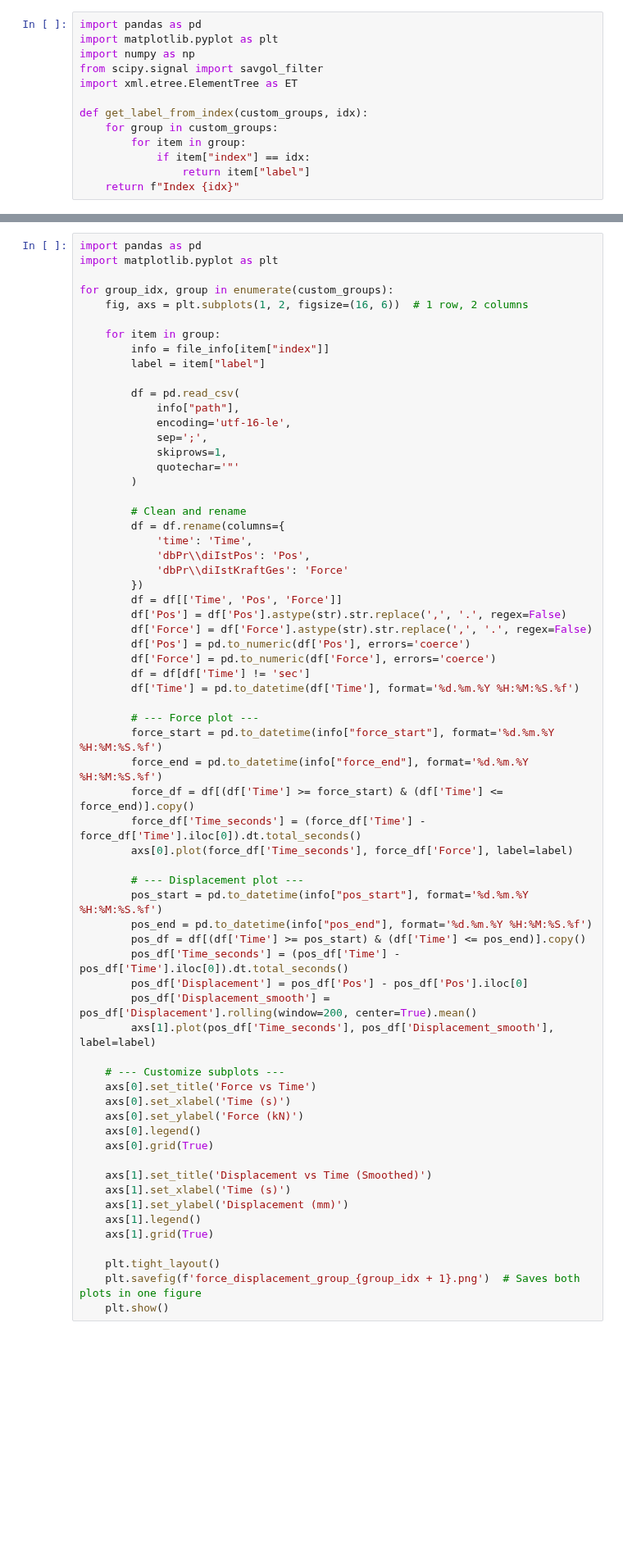
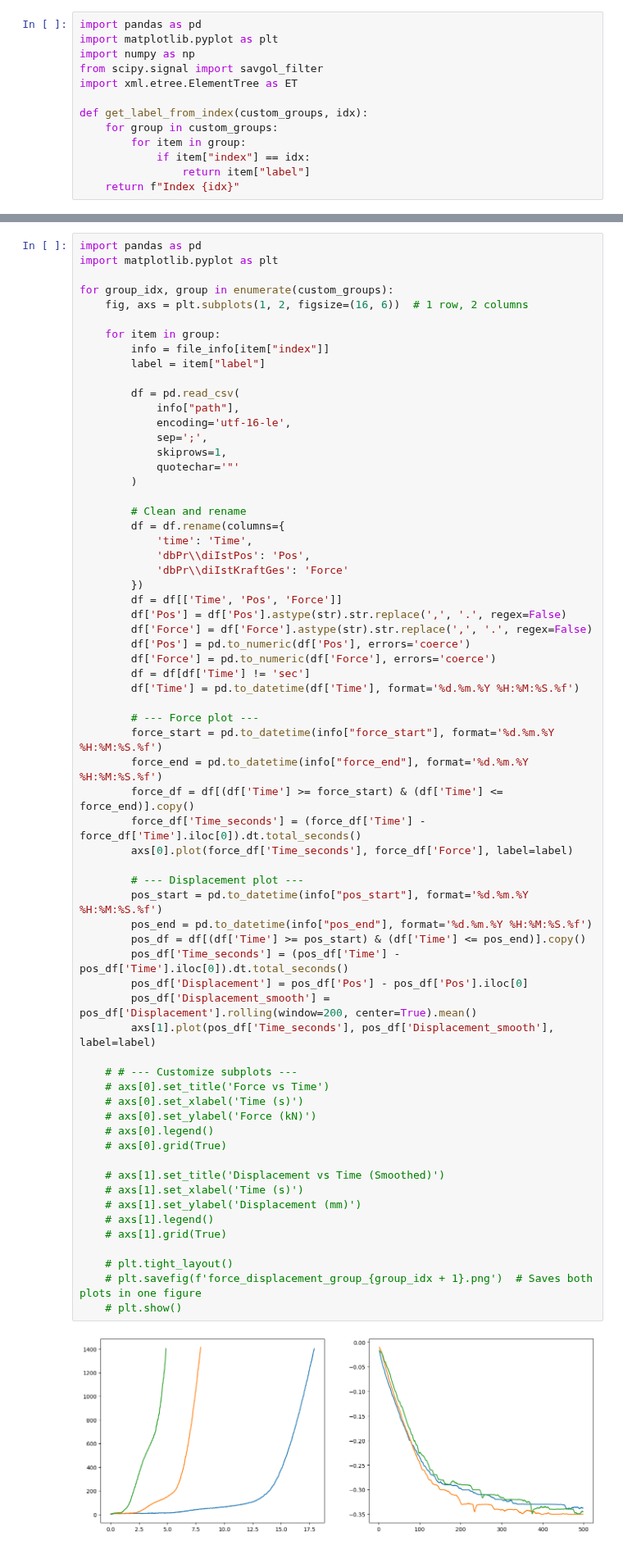
Before and after one commit to mariogov/moldflow_automation, a Jupyter notebook: data-plot.ipynb, the cells around one changed output, grey strips where cells are left out. Shown at 82% size. Drawn from its saved outputs; the diff is of its cells as text; blank space fills up the shorter version.

```diff
--- a/data-plot.ipynb
+++ b/data-plot.ipynb
@@ -272,44 +277,46 @@ for group_idx, group in enumerate(custom_groups):
             'time': 'Time',
             'dbPr\\diIstPos': 'Pos',
             'dbPr\\diIstKraftGes': 'Force'
         })
         df = df[['Time', 'Pos', 'Force']]
         df['Pos'] = df['Pos'].astype(str).str.replace(',', '.', regex=False)
         df['Force'] = df['Force'].astype(str).str.replace(',', '.', regex=False)
         df['Pos'] = pd.to_numeric(df['Pos'], errors='coerce')
         df['Force'] = pd.to_numeric(df['Force'], errors='coerce')
         df = df[df['Time'] != 'sec']
         df['Time'] = pd.to_datetime(df['Time'], format='%d.%m.%Y %H:%M:%S.%f')
 
         # --- Force plot ---
         force_start = pd.to_datetime(info["force_start"], format='%d.%m.%Y %H:%M:%S.%f')
         force_end = pd.to_datetime(info["force_end"], format='%d.%m.%Y %H:%M:%S.%f')
         force_df = df[(df['Time'] >= force_start) & (df['Time'] <= force_end)].copy()
         force_df['Time_seconds'] = (force_df['Time'] - force_df['Time'].iloc[0]).dt.total_seconds()
         axs[0].plot(force_df['Time_seconds'], force_df['Force'], label=label)
 
         # --- Displacement plot ---
         pos_start = pd.to_datetime(info["pos_start"], format='%d.%m.%Y %H:%M:%S.%f')
         pos_end = pd.to_datetime(info["pos_end"], format='%d.%m.%Y %H:%M:%S.%f')
         pos_df = df[(df['Time'] >= pos_start) & (df['Time'] <= pos_end)].copy()
         pos_df['Time_seconds'] = (pos_df['Time'] - pos_df['Time'].iloc[0]).dt.total_seconds()
         pos_df['Displacement'] = pos_df['Pos'] - pos_df['Pos'].iloc[0]
         pos_df['Displacement_smooth'] = pos_df['Displacement'].rolling(window=200, center=True).mean()
         axs[1].plot(pos_df['Time_seconds'], pos_df['Displacement_smooth'], label=label)
 
-    # --- Customize subplots ---
-    axs[0].set_title('Force vs Time')
-    axs[0].set_xlabel('Time (s)')
-    axs[0].set_ylabel('Force (kN)')
-    axs[0].legend()
-    axs[0].grid(True)
+    # # --- Customize subplots ---
+    # axs[0].set_title('Force vs Time')
+    # axs[0].set_xlabel('Time (s)')
+    # axs[0].set_ylabel('Force (kN)')
+    # axs[0].legend()
+    # axs[0].grid(True)
 
-    axs[1].set_title('Displacement vs Time (Smoothed)')
-    axs[1].set_xlabel('Time (s)')
-    axs[1].set_ylabel('Displacement (mm)')
-    axs[1].legend()
-    axs[1].grid(True)
+    # axs[1].set_title('Displacement vs Time (Smoothed)')
+    # axs[1].set_xlabel('Time (s)')
+    # axs[1].set_ylabel('Displacement (mm)')
+    # axs[1].legend()
+    # axs[1].grid(True)
 
-    plt.tight_layout()
-    plt.savefig(f'force_displacement_group_{group_idx + 1}.png')  # Saves both plots in one figure
-    plt.show()
+    # plt.tight_layout()
+    # plt.savefig(f'force_displacement_group_{group_idx + 1}.png')  # Saves both plots in one figure
+    # plt.show()
+# %% [output]
+[figure, added]
```
Also changed, not shown: parts of 3 cells of this notebook, 5 other files.
